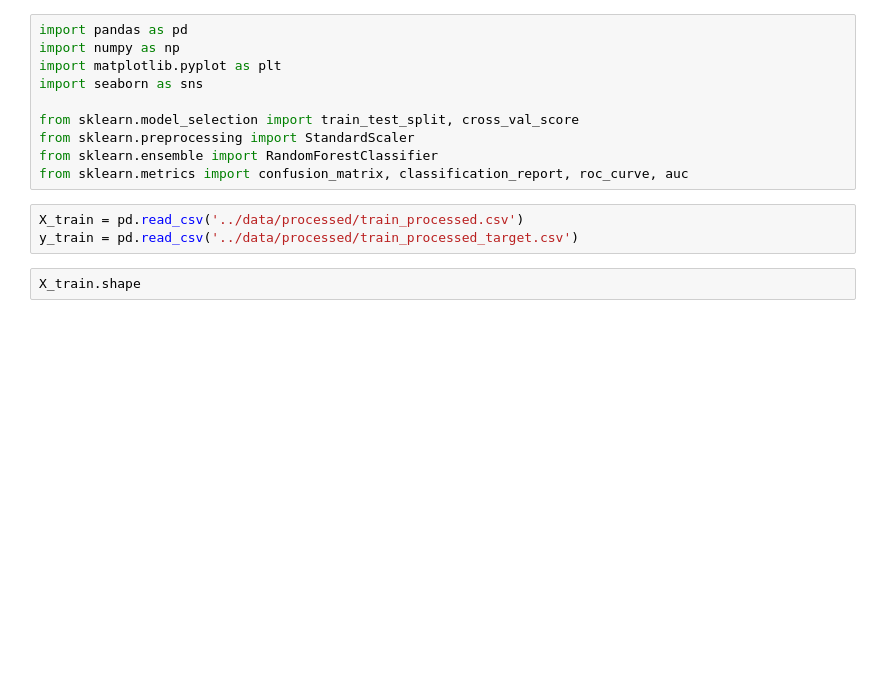
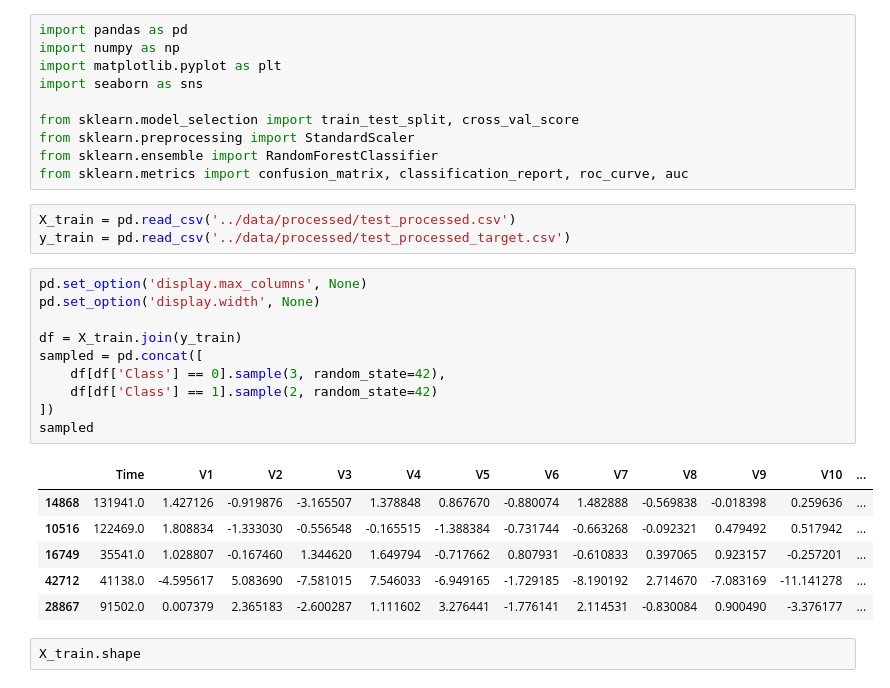
Before and after one commit to Arthurcn96/Credic_Card_Fraud_Detection, a Jupyter notebook: notebooks/testes.ipynb, the cells around one changed output. Drawn from its saved outputs; the diff is of its cells as text; blank space fills up the shorter version.

```diff
--- a/notebooks/testes.ipynb
+++ b/notebooks/testes.ipynb
@@ -9,8 +9,25 @@ from sklearn.preprocessing import StandardScaler
 from sklearn.ensemble import RandomForestClassifier
 from sklearn.metrics import confusion_matrix, classification_report, roc_curve, auc
 # %%
-X_train = pd.read_csv('../data/processed/train_processed.csv')
-y_train = pd.read_csv('../data/processed/train_processed_target.csv')
+X_train = pd.read_csv('../data/processed/test_processed.csv')
+y_train = pd.read_csv('../data/processed/test_processed_target.csv')
+# %%
+pd.set_option('display.max_columns', None)
+pd.set_option('display.width', None)
+
+df = X_train.join(y_train)
+sampled = pd.concat([
+    df[df['Class'] == 0].sample(3, random_state=42),
+    df[df['Class'] == 1].sample(2, random_state=42)
+])
+sampled
+# %% [output]
+|  | Time | V1 | V2 | V3 | V4 | V5 | V6 | V7 | V8 | V9 | V10 | ... |
+| 14868 | 131941.0 | 1.427126 | -0.919876 | -3.165507 | 1.378848 | 0.867670 | -0.880074 | 1.482888 | -0.569838 | -0.018398 | 0.259636 | ... |
+| 10516 | 122469.0 | 1.808834 | -1.333030 | -0.556548 | -0.165515 | -1.388384 | -0.731744 | -0.663268 | -0.092321 | 0.479492 | 0.517942 | ... |
+| 16749 | 35541.0 | 1.028807 | -0.167460 | 1.344620 | 1.649794 | -0.717662 | 0.807931 | -0.610833 | 0.397065 | 0.923157 | -0.257201 | ... |
+| 42712 | 41138.0 | -4.595617 | 5.083690 | -7.581015 | 7.546033 | -6.949165 | -1.729185 | -8.190192 | 2.714670 | -7.083169 | -11.141278 | ... |
+| 28867 | 91502.0 | 0.007379 | 2.365183 | -2.600287 | 1.111602 | 3.276441 | -1.776141 | 2.114531 | -0.830084 | 0.900490 | -3.376177 | ... |
 # %%
 X_train.shape
 # %% [output]
```
Also changed, not shown: 7 other files.
